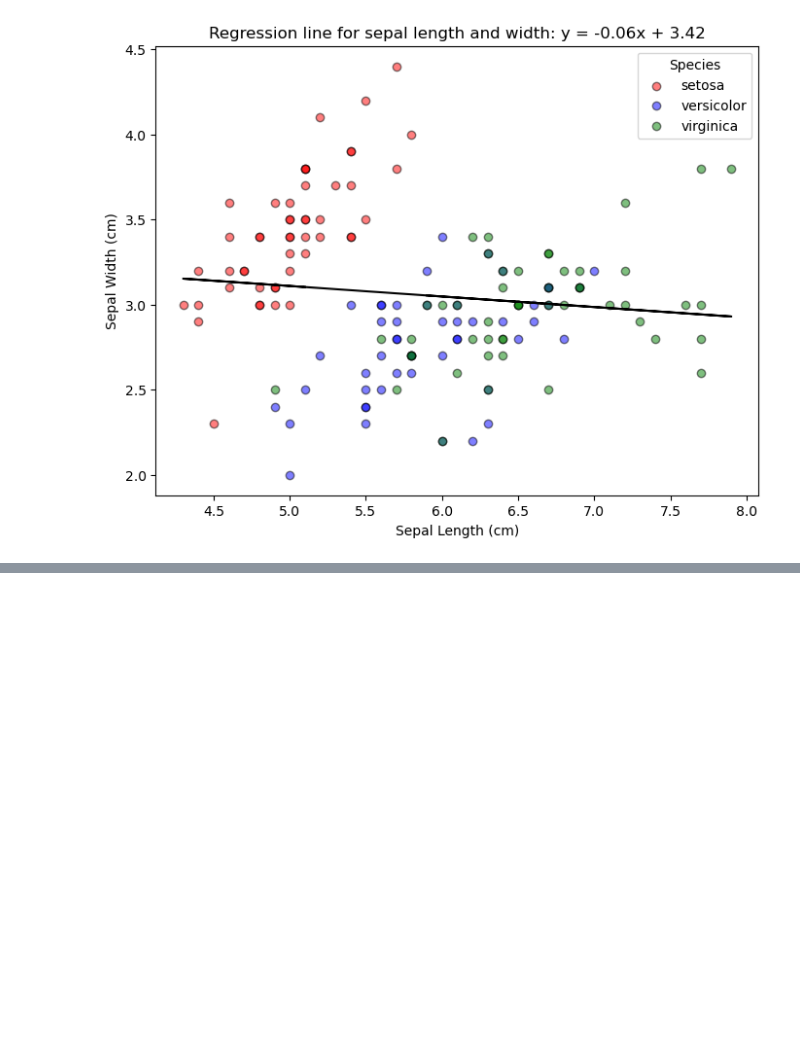
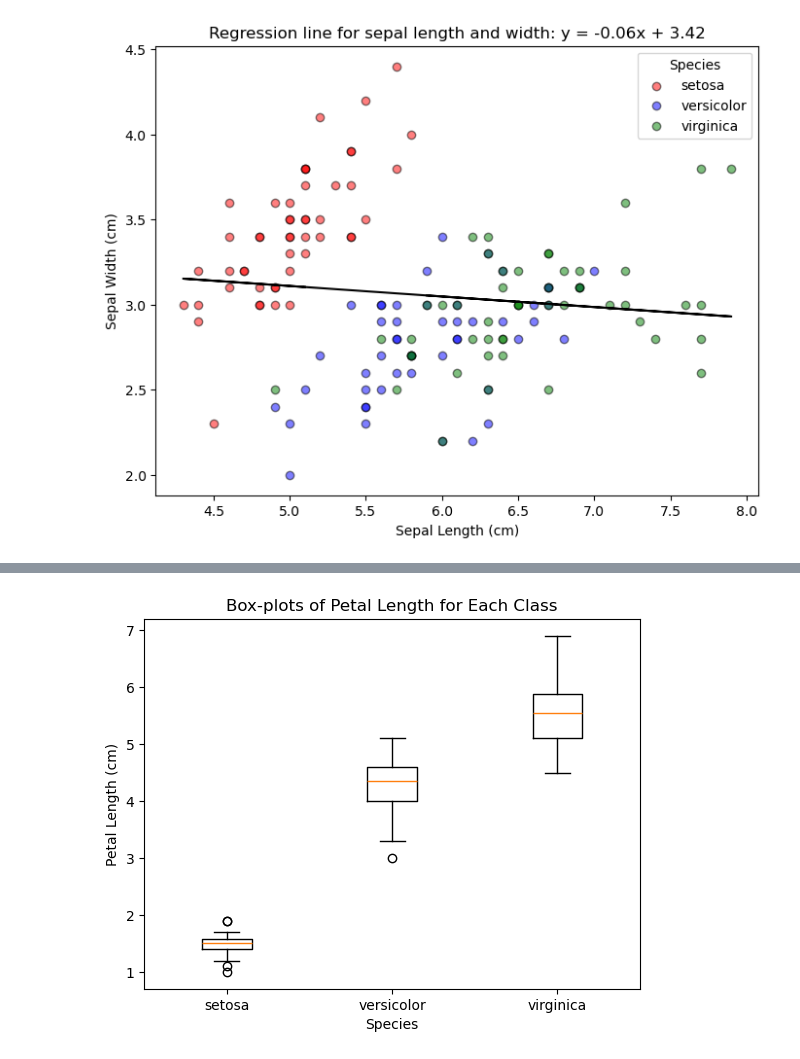
Before and after one commit to CGiardino/principles_of_data_analytics, a Jupyter notebook: tasks.ipynb, the cells around one changed output, grey strips where cells are left out. Cells and saved outputs as stored; diff of their text form; code cells hidden in the pictures; blank space fills up the shorter version.

```diff
--- a/tasks.ipynb
+++ b/tasks.ipynb
@@ -202,0 +211,19 @@ plt.show()
+# %%
+# Box-plots for petal length for each class
+fig, axes = plt.subplots()
+
+# Prepare data for box plots using groupby
+data = [group['petal length (cm)'].values for name, group in iris_dataframe.groupby('target')]
+
+# Create box plots
+axes.boxplot(data, tick_labels= iris_dataset.target_names)
+
+# Add title and labels
+plt.title("Box-plots of Petal Length for Each Class")
+plt.xlabel("Species")
+plt.ylabel("Petal Length (cm)")
+
+# Show plot
+plt.show()
+# %% [output]
+[figure, added]
```
Also changed, not shown: parts of 3 cells of this notebook.
